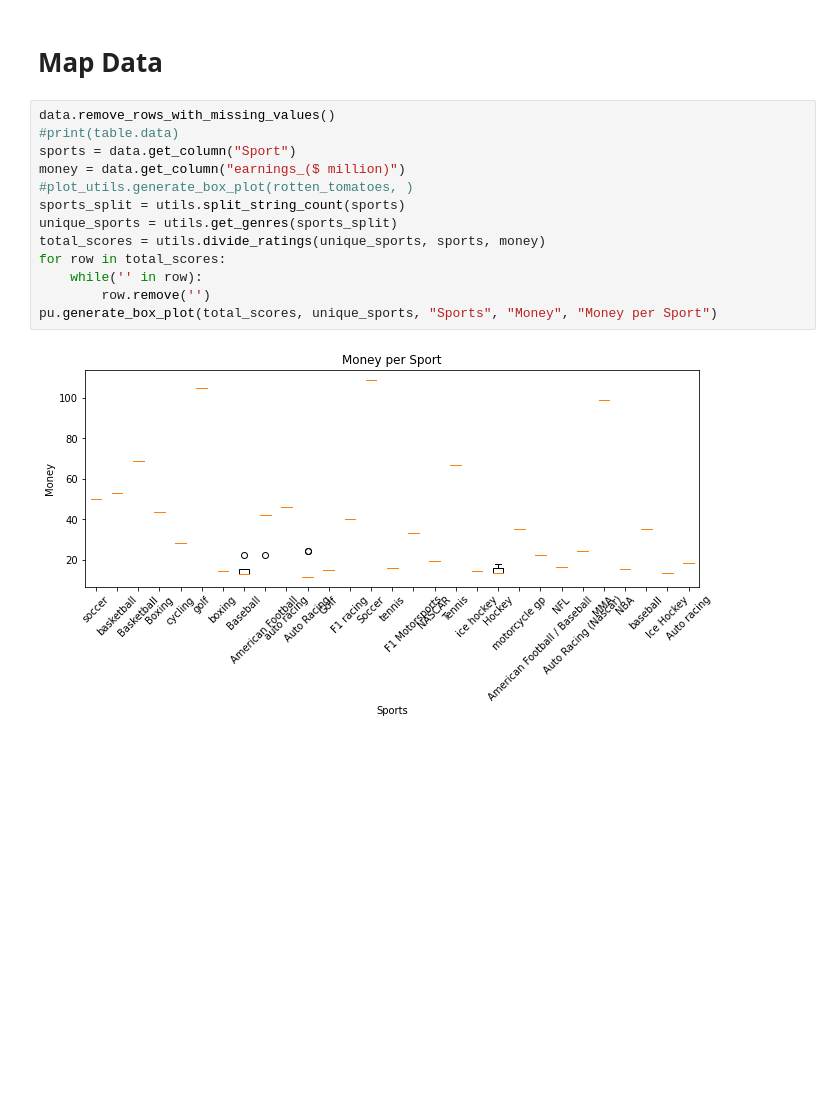
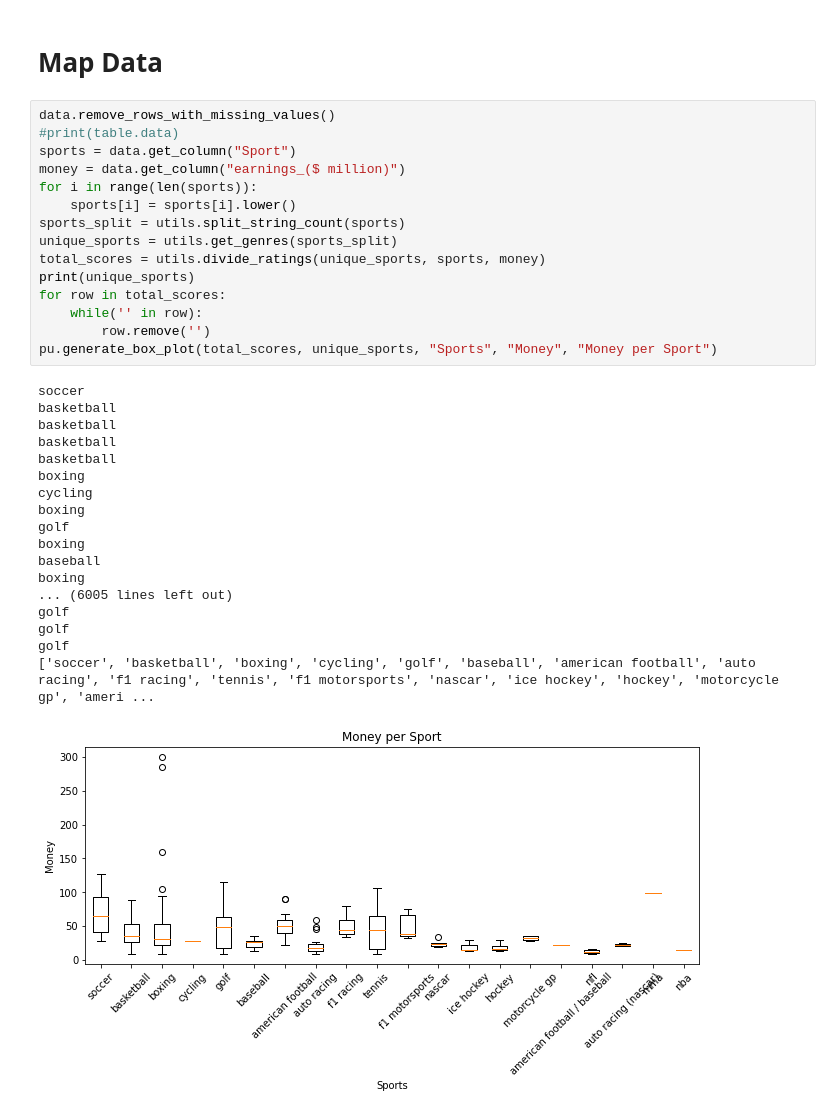
Before and after one commit to NoemiTurner/CPSC322Project, a Jupyter notebook: EDA.ipynb, the cells around one changed output. Drawn from its saved outputs; the diff is of its cells as text; blank space fills up the shorter version.

Commit message:
fixed the graph

```diff
--- a/EDA.ipynb
+++ b/EDA.ipynb
@@ -49,15 +49,34 @@ IndexError: list index out of range
 # %%
 data.remove_rows_with_missing_values()
 #print(table.data)
 sports = data.get_column("Sport")
 money = data.get_column("earnings_($ million)")
-#plot_utils.generate_box_plot(rotten_tomatoes, )
+for i in range(len(sports)):
+    sports[i] = sports[i].lower()
 sports_split = utils.split_string_count(sports)
 unique_sports = utils.get_genres(sports_split)
 total_scores = utils.divide_ratings(unique_sports, sports, money)
+print(unique_sports)
 for row in total_scores:
     while('' in row):
         row.remove('')
 pu.generate_box_plot(total_scores, unique_sports, "Sports", "Money", "Money per Sport")
 # %% [output]
+soccer
+basketball
+basketball
+basketball
+basketball
+boxing
+cycling
+boxing
+golf
+boxing
+baseball
+boxing
+... (6005 lines left out)
+golf
+golf
+golf
+['soccer', 'basketball', 'boxing', 'cycling', 'golf', 'baseball', 'american football', 'auto racing', 'f1 racing', 'tennis', 'f1 motorsports', 'nascar', 'ice hockey', 'hockey', 'motorcycle gp', 'ameri ...
-[figure, old version]
+[figure, new version]
```
Also changed, not shown: 1 other file.
